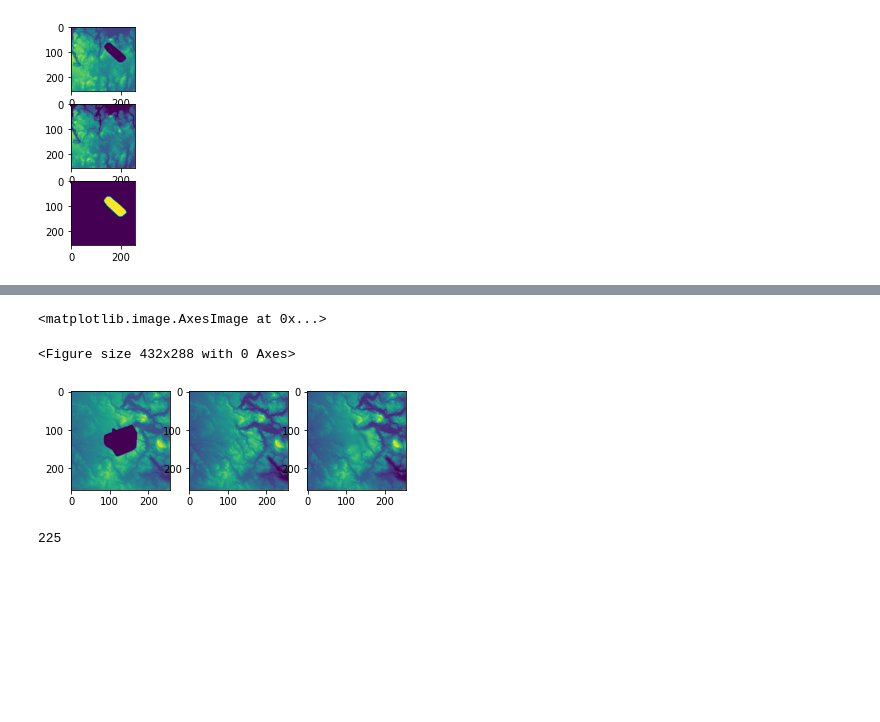
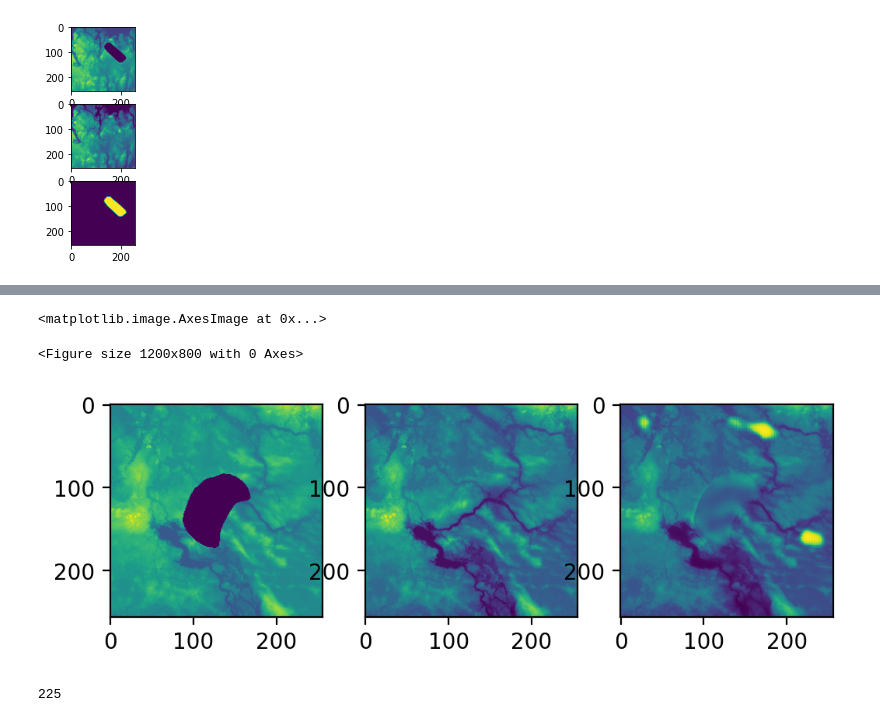
Before and after one commit to KennethTM/autoencoder-for-lake-bathymetry, a Jupyter notebook: dem_autoencoder.ipynb, the cells around one changed output, grey strips where cells are left out. Saved outputs shown, nothing was run; the diff lists cells and outputs as text; code cells hidden in the pictures; blank space fills up the shorter version.

Commit message:
experiments with variable size imagery

```diff
--- a/dem_autoencoder.ipynb
+++ b/dem_autoencoder.ipynb
@@ -148,6 +149,7 @@ axarr[2].imshow(tmp_mask_val_np)
 <Figure size 432x288 with 0 Axes>
 [figure]
 # %%
+#Loss functions
 
 class MSELossWeighted(nn.Module):
     def __init__(self, w_hole = 10, w_nonhole = 1):
@@ -191,9 +193,26 @@ class LOGMSELossWeighted(nn.Module):
         loss_total = (loss_hole*self.w_hole) + (loss_nonhole*self.w_nonhole)
 
         return loss_total
+
+
+class DiceLoss(nn.Module):
+
+    def __init__(self):
+        super(DiceLoss, self).__init__()
+        self.smooth = 1.0
+
+    def forward(self, y_pred, y_true, mask):
+        assert y_pred.size() == y_true.size()
+        y_pred = y_pred*mask
+        y_true = y_true*mask
+        y_pred = y_pred[:, 0].contiguous().view(-1)
+        y_true = y_true[:, 0].contiguous().view(-1)
+        intersection = (y_pred * y_true).sum()
+        dsc = (2. * intersection + self.smooth) / (y_pred.sum() + y_true.sum() + self.smooth)
+        return 1. - dsc
 # %%
 class AutoEncoder(pl.LightningModule):
-    def __init__(self, init_features = 8, lr = 1e-4, log_loss = False):
+    def __init__(self, init_features = 8, lr = 1e-4, loss = "mse"):
         super().__init__()
 
         self.save_hyperparameters()
@@ -202,10 +221,12 @@ class AutoEncoder(pl.LightningModule):
 
         self.unet = UNet(in_channels=1, out_channels=1, init_features=init_features)
 
-        if log_loss:
+        if loss == "mse":
+            self.loss = MSELossWeighted()
+        elif loss == "logmse":
             self.loss = LOGMSELossWeighted()
-        else:
-            self.loss = MSELossWeighted()
+        elif loss == "dice":
+            self.loss = DiceLoss()
 
     def forward(self, x):
         x_hat = self.unet(x)
@@ -292,28 +325,28 @@ Global seed set to 9999
 # %%
-model_example = AutoEncoder.load_from_checkpoint("lightning_logs/version_8/checkpoints/epoch=198-step=99499.ckpt")
+model_example = AutoEncoder.load_from_checkpoint("lightning_logs/version_21/checkpoints/epoch=80-step=10124.ckpt")
 # %%
-#plt.rcParams['figure.dpi'] = 100
+plt.rcParams['figure.dpi'] = 200
 
-tmp_in, tmp_target, tmp_mask = valid_dataset[8]
+tmp_in, tmp_target, tmp_mask = valid_dataset[100]
 
 with torch.no_grad():
     tmp_hat_np = model_example(tmp_in.unsqueeze(0))
 
 tmp_in_np = tmp_in.squeeze().numpy()
 tmp_target_np = tmp_target.squeeze().numpy()
 tmp_mask_np = tmp_mask.squeeze().numpy()
 tmp_hat_np = tmp_hat_np.squeeze().numpy()
 
 plt.figure()
 f, axarr = plt.subplots(1,3)
 axarr[0].imshow(tmp_in_np)
 axarr[1].imshow(tmp_target_np)
 axarr[2].imshow(tmp_hat_np)
 #axarr[3].imshow(tmp_target_np * tmp_mask_np)
 #axarr[4].imshow(tmp_hat_np * tmp_mask_np)
 # %% [output]
 <matplotlib.image.AxesImage at 0x...>
-<Figure size 432x288 with 0 Axes>
+<Figure size 1200x800 with 0 Axes>
-[figure, old version]
+[figure, new version]
 # %%
 train_transform = A.Compose([
```
Also changed, not shown: parts of 32 cells of this notebook.
